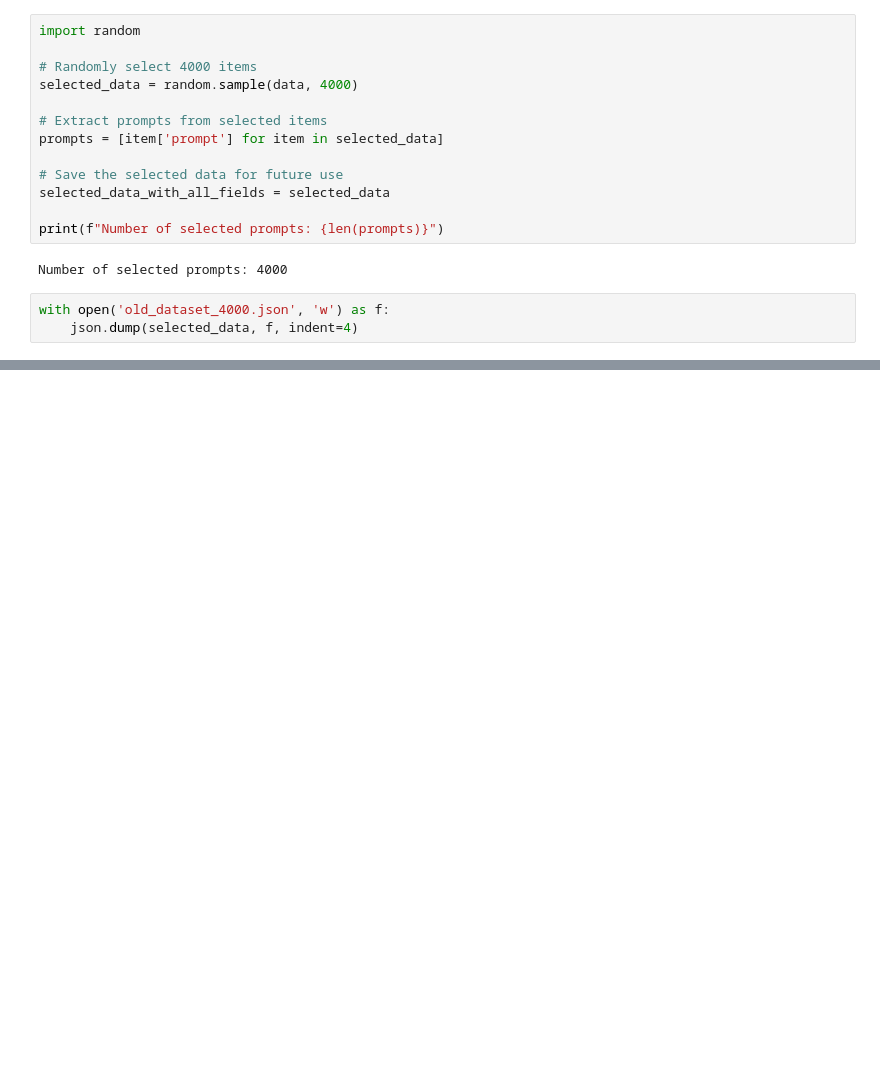
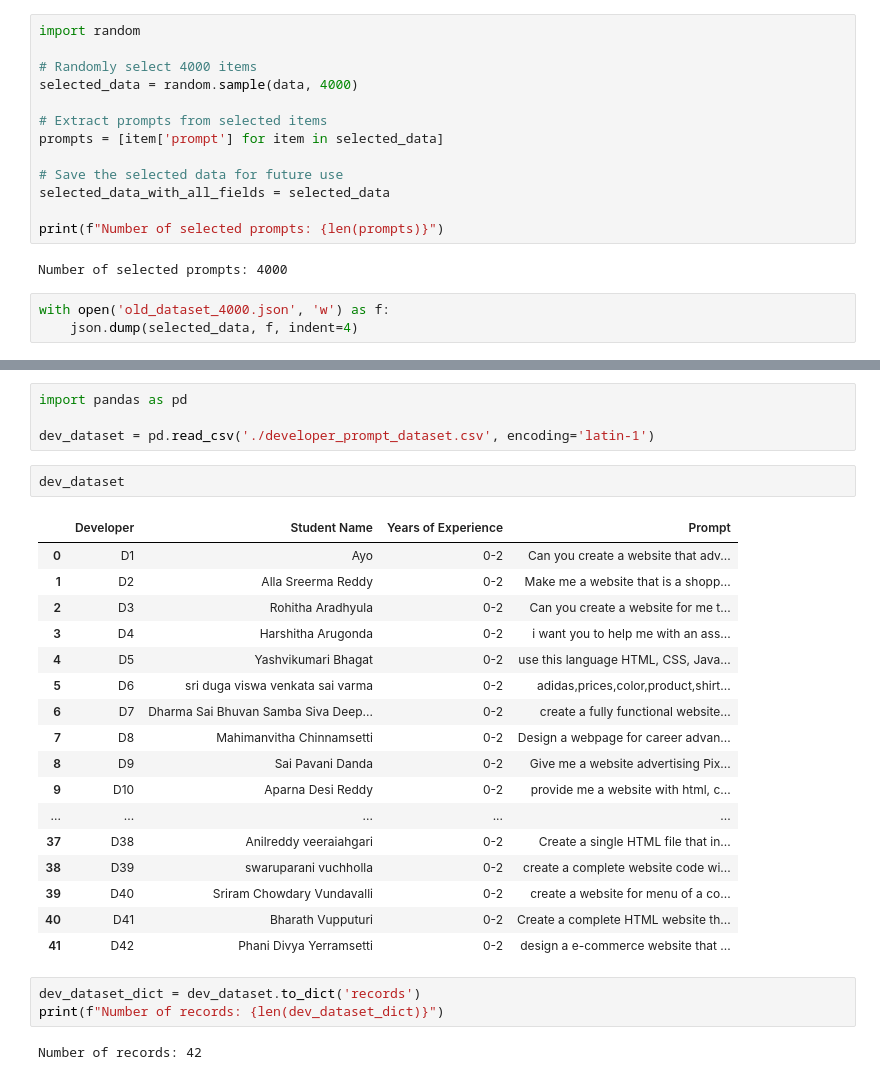
Before and after one commit to twumasimb/html-llama, a Jupyter notebook: project/notebook.ipynb, the cells around one changed output, grey strips where cells are left out. Cells and saved outputs as stored; diff of their text form; blank space fills up the shorter version.

```diff
--- a/project/notebook.ipynb
+++ b/project/notebook.ipynb
@@ -558,0 +259,29 @@ prompts[:10]
+# %%
+import pandas as pd
+
+dev_dataset = pd.read_csv('./developer_prompt_dataset.csv', encoding='latin-1')
+# %%
+dev_dataset
+# %% [output]
+|  | Developer | Student Name | Years of Experience | Prompt |
+| 0 | D1 | Ayo | 0-2 | Can you create a website that adv... |
+| 1 | D2 | Alla Sreerma Reddy | 0-2 | Make me a website that is a shopp... |
+| 2 | D3 | Rohitha Aradhyula | 0-2 | Can you create a website for me t... |
+| 3 | D4 | Harshitha Arugonda | 0-2 | i want you to help me with an ass... |
+| 4 | D5 | Yashvikumari Bhagat | 0-2 | use this language HTML, CSS, Java... |
+| 5 | D6 | sri duga viswa venkata sai varma | 0-2 | adidas,prices,color,product,shirt... |
+| 6 | D7 | Dharma Sai Bhuvan Samba Siva Deep... | 0-2 | create a fully functional website... |
+| 7 | D8 | Mahimanvitha Chinnamsetti | 0-2 | Design a webpage for career advan... |
+| 8 | D9 | Sai Pavani Danda | 0-2 | Give me a website advertising Pix... |
+| 9 | D10 | Aparna Desi Reddy | 0-2 | provide me a website with html, c... |
+| ... | ... | ... | ... | ... |
+| 37 | D38 | Anilreddy veeraiahgari | 0-2 | Create a single HTML file that in... |
+| 38 | D39 | swaruparani vuchholla | 0-2 | create a complete website code wi... |
+| 39 | D40 | Sriram Chowdary Vundavalli | 0-2 | create a website for menu of a co... |
+| 40 | D41 | Bharath Vupputuri | 0-2 | Create a complete HTML website th... |
+| 41 | D42 | Phani Divya Yerramsetti | 0-2 | design a e-commerce website that ... |
+# %%
+dev_dataset_dict = dev_dataset.to_dict('records')
+print(f"Number of records: {len(dev_dataset_dict)}")
+# %% [output]
+Number of records: 42
```
Also changed, not shown: parts of 40 cells of this notebook, 7 other files.
